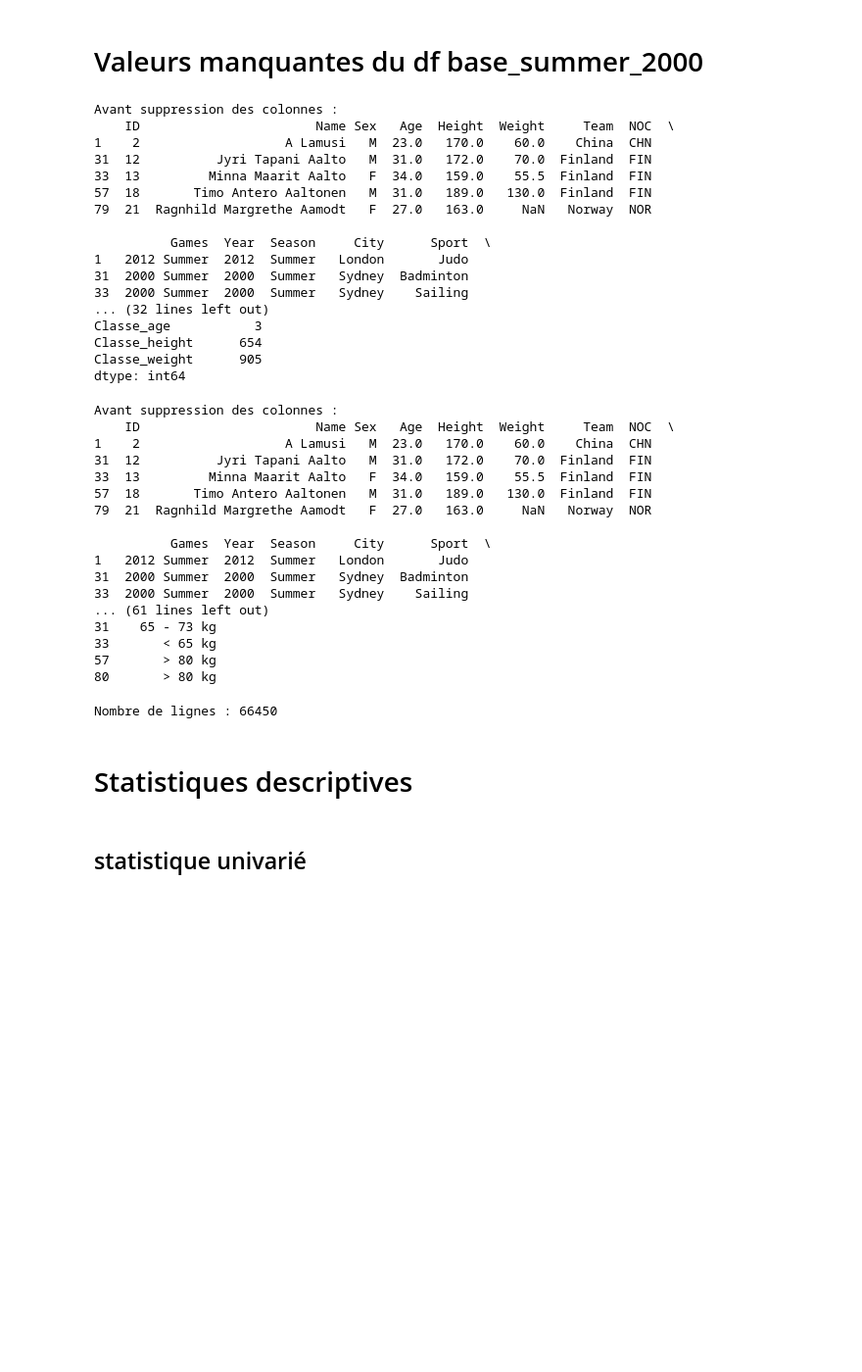
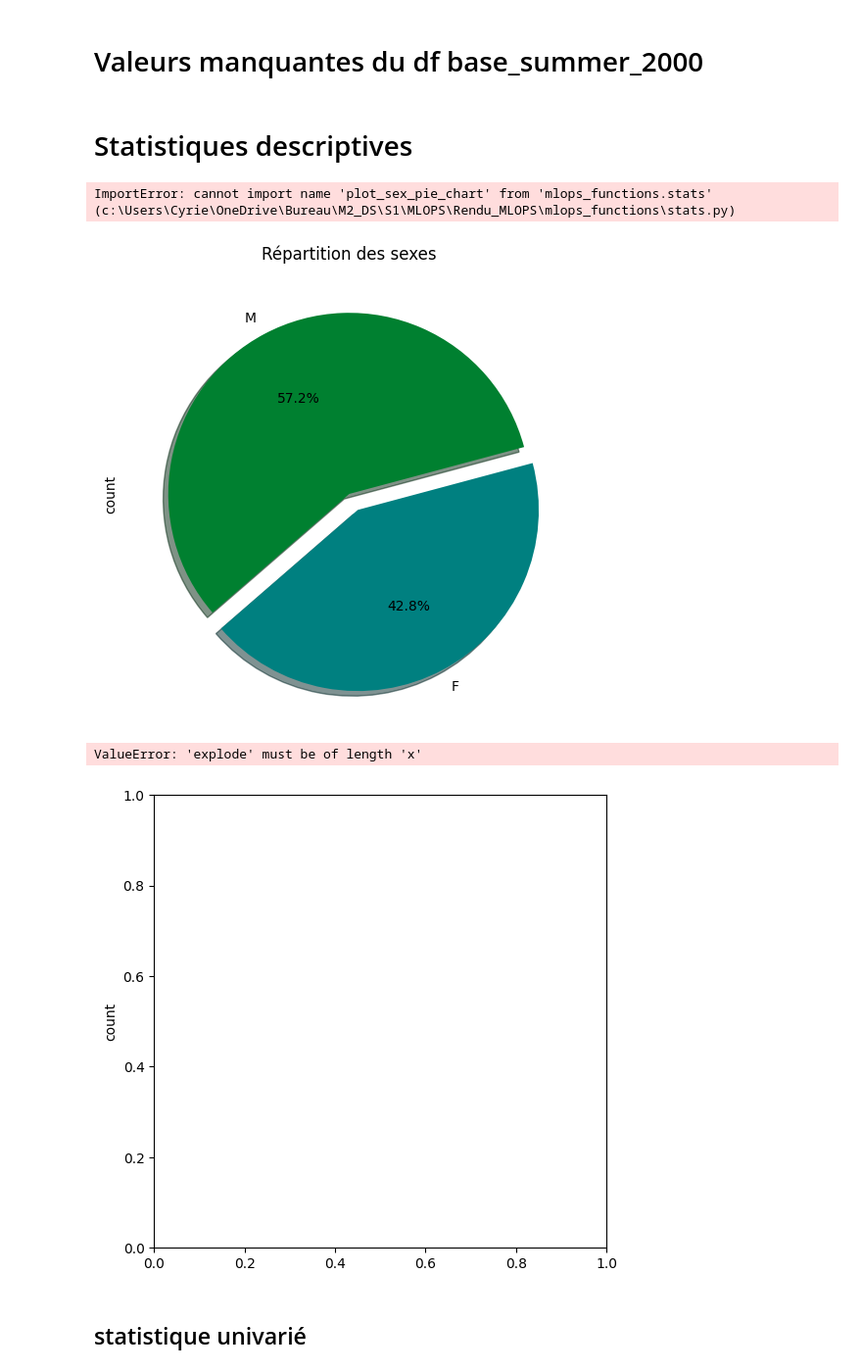
Before and after one commit to LepercqLouise/Rendu_MLOPS, a Jupyter notebook: MLOPS_Louise_Cyrielle.ipynb, the cells around one changed output. Shown at 98% size. Cells and saved outputs as stored; diff of their text form; code cells hidden in the pictures; blank space fills up the shorter version.

Commit message:
ajout des fonctions stats univariés - a tester

```diff
--- a/MLOPS_Louise_Cyrielle.ipynb
+++ b/MLOPS_Louise_Cyrielle.ipynb
@@ -25,11 +26,11 @@ from mlops_functions import functions
 from mlops_functions.functions import load_data
 
 # Louise
-base = functions.load_data("//ad.univ-lille.fr/Etudiants/Homedir3/147794/Documents/M2/Rendu_MLOPS/athlete_events.csv")
+#base = functions.load_data("//ad.univ-lille.fr/Etudiants/Homedir3/147794/Documents/M2/Rendu_MLOPS/athlete_events.csv")
 
 
 # Cyrielle
-#base = functions.load_data("/Users/Cyrie/OneDrive/Bureau/M2_DS/S1/MLOPS/Rendu_MLOPS/athlete_events.csv")
+base = functions.load_data("/Users/Cyrie/OneDrive/Bureau/M2_DS/S1/MLOPS/Rendu_MLOPS/athlete_events.csv")
 # %% [markdown]
 # Filtre sur Summer
 # %%
@@ -209,24 +210,6 @@ print(base_summer_2000.head())
 
 # Calculer et afficher les valeurs manquantes
 valeurs_manquantes_par_variable2 = display_missing_values(base_summer_2000)
-# %% [output]
-Avant suppression des colonnes :
-    ID                       Name Sex   Age  Height  Weight     Team  NOC  \
-1    2                   A Lamusi   M  23.0   170.0    60.0    China  CHN
-31  12          Jyri Tapani Aalto   M  31.0   172.0    70.0  Finland  FIN
-33  13         Minna Maarit Aalto   F  34.0   159.0    55.5  Finland  FIN
-57  18       Timo Antero Aaltonen   M  31.0   189.0   130.0  Finland  FIN
-79  21  Ragnhild Margrethe Aamodt   F  27.0   163.0     NaN   Norway  NOR
-
-          Games  Year  Season     City      Sport  \
-1   2012 Summer  2012  Summer   London       Judo
-31  2000 Summer  2000  Summer   Sydney  Badminton
-33  2000 Summer  2000  Summer   Sydney    Sailing
-... (32 lines left out)
-Classe_age           3
-Classe_height      654
-Classe_weight      905
-dtype: int64
 # %%
 from mlops_functions.functions import drop_missing_values
 
@@ -240,34 +223,37 @@ columns_to_check = ['Classe_age', 'Classe_height', 'Classe_weight']
 base_summer_2000_net = drop_missing_values(base_summer_2000, columns_to_check)
 print("\nAprès suppression des valeurs manquantes :")
 print(base_summer_2000_net.head())
-# %% [output]
-Avant suppression des colonnes :
-    ID                       Name Sex   Age  Height  Weight     Team  NOC  \
-1    2                   A Lamusi   M  23.0   170.0    60.0    China  CHN
-31  12          Jyri Tapani Aalto   M  31.0   172.0    70.0  Finland  FIN
-33  13         Minna Maarit Aalto   F  34.0   159.0    55.5  Finland  FIN
-57  18       Timo Antero Aaltonen   M  31.0   189.0   130.0  Finland  FIN
-79  21  Ragnhild Margrethe Aamodt   F  27.0   163.0     NaN   Norway  NOR
-
-          Games  Year  Season     City      Sport  \
-1   2012 Summer  2012  Summer   London       Judo
-31  2000 Summer  2000  Summer   Sydney  Badminton
-33  2000 Summer  2000  Summer   Sydney    Sailing
-... (61 lines left out)
-31    65 - 73 kg
-33       < 65 kg
-57       > 80 kg
-80       > 80 kg
 # %%
 #nombre de ligne de notre df base après filtre du df base summer
 nombre_de_lignes3 = base_summer_2000_net.shape[0]
 
 #affiche le nombre de lignes du df base summer 2000
 print("Nombre de lignes :", nombre_de_lignes3)
-# %% [output]
-Nombre de lignes : 66450
 # %% [markdown]
 # Statistiques descriptives
+# %%
+from mlops_functions.stats import plot_sex_pie_chart, plot_age_class_pie_chart
+
+# Exemple d'utilisation
+plot_sex_pie_chart(base_summer_2000_net, 'Répartition des sexes')
+plot_age_class_pie_chart(base_summer_2000_net, 'Répartition des âges')
+# %% [output]
+ImportError: cannot import name 'plot_sex_pie_chart' from 'mlops_functions.stats' (c:\Users\Cyrie\OneDrive\Bureau\M2_DS\S1\MLOPS\Rendu_MLOPS\mlops_functions\stats.py)
+# %%
+from mlops_functions.stats import plot_pie_chart, plot_count_percentage_bar_chart, plot_noc_distribution
+
+# Utilisation des fonctions
+plot_pie_chart(base_summer_2000_net, 'Sex', 'Répartition des sexes')
+plot_pie_chart(base_summer_2000_net, 'Classe_age', 'Répartition des âges')
+plot_pie_chart(base_summer_2000_net, 'Classe_height', 'Répartition des tailles')
+plot_count_percentage_bar_chart(base_summer_2000_net, 'Classe_height', 'Répartition des tailles')
+plot_pie_chart(base_summer_2000_net, 'Classe_weight', 'Répartition des poids')
+plot_count_percentage_bar_chart(base_summer_2000_net, 'Classe_weight', 'Répartition des poids')
+plot_noc_distribution(base_summer_2000_net)
+# %% [output]
+[figure, added]
+ValueError: 'explode' must be of length 'x'
+[figure, added]
 # %% [markdown]
 ## statistique univarié
 # %%
```
Also changed, not shown: parts of 8 cells of this notebook, 2 other files.
